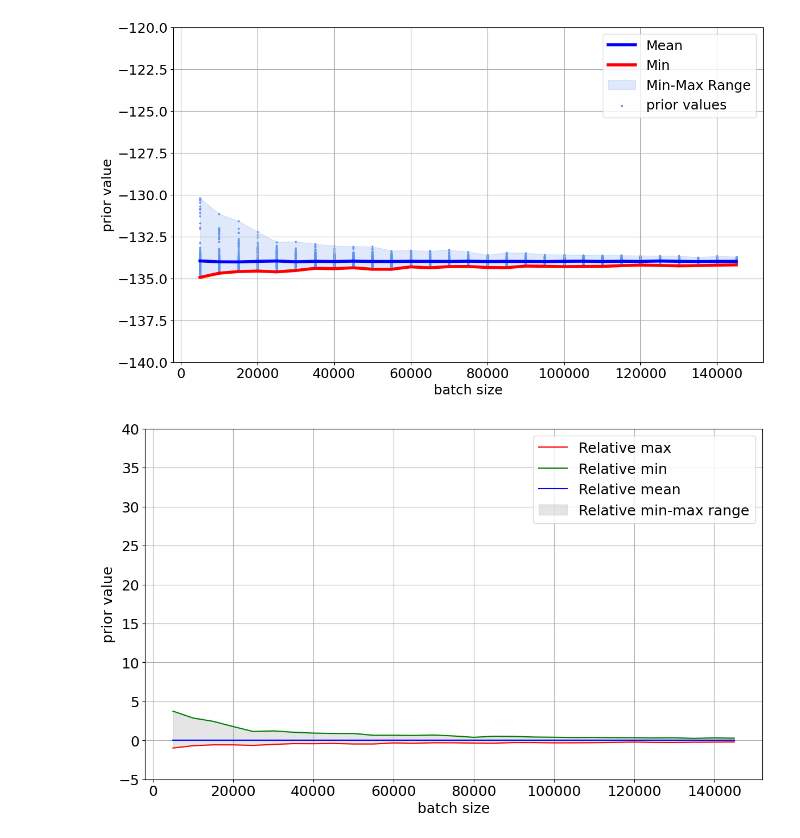
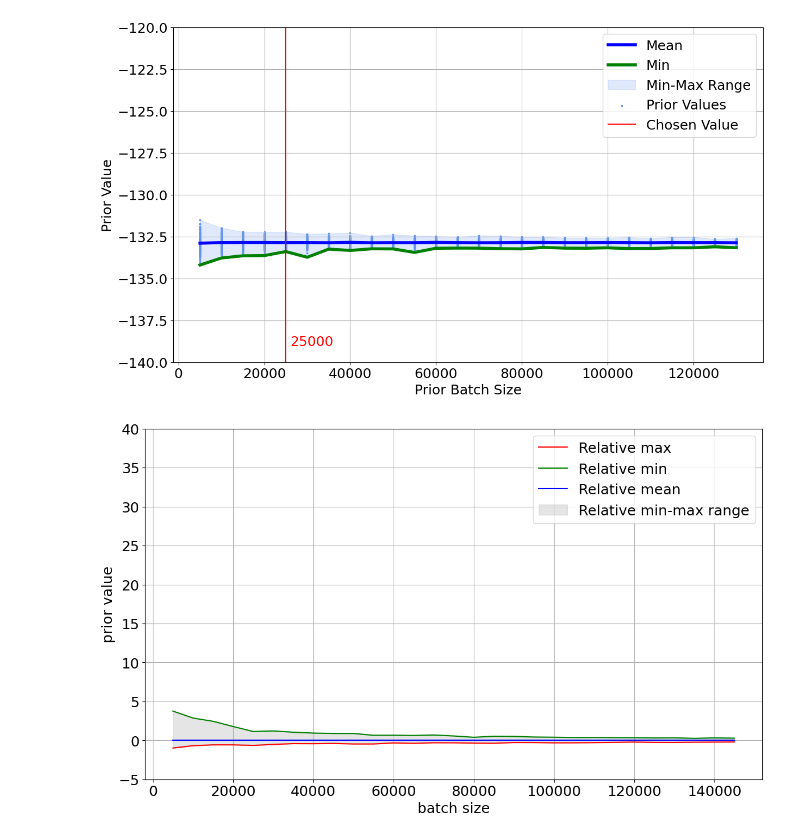
Before and after one commit to PaulBuechler-git/nf-for-inv-problems, a Jupyter notebook: prior_variance_experiment_butterfly.ipynb, the cells around one changed output. Saved outputs shown, nothing was run; the diff lists cells and outputs as text; code cells hidden in the pictures.

```diff
--- a/prior_variance_experiment_butterfly.ipynb
+++ b/prior_variance_experiment_butterfly.ipynb
@@ -8,9 +6,9 @@ from matplotlib import pyplot as plt
 # %%
 # test image:
-#params_path = 'results/prior_variance_experiment/custom_material_prior/version_3/params.json'
+version = 1
 # train image:
-version = 4
-params_path = f'results/prior_variance_experiment/custom_material_prior/version_{version}/params.json'
+#version = 2
+params_path = f'results/prior_variance_experiment/custom_butterfly_prior/version_{version}/params.json'
 # %%
 with open(params_path, 'r') as fp:
         params_dict = json.load(fp)
@@ -30,24 +28,26 @@ connection.commit()
 # %%
 cursor.execute("SELECT * from variance_data")
 means, mins, maxes, steps = zip(*cursor.fetchall())
 cursor.execute("SELECT * from scatter_data")
 scatter_steps, scatter_values = zip(*cursor.fetchall())
 plt.rcParams.update({'font.size' : 18})
 plt.figure(figsize=(14, 8))
 plt.plot(steps, means, label='Mean', linestyle='-', linewidth=4, color='blue')
-plt.plot(steps, mins, label='Min', linestyle='-', linewidth=4, color='red')
+plt.plot(steps, mins, label='Min', linestyle='-', linewidth=4, color='green')
 plt.fill_between(steps, mins, maxes, color='cornflowerblue', alpha=0.2, label='Min-Max Range')
-plt.scatter(scatter_steps, scatter_values, color='cornflowerblue', marker='o', s=3, label='prior values')
+plt.scatter(scatter_steps, scatter_values, color='cornflowerblue', marker='o', s=3, label='Prior Values')
+plt.axvline(25000, label='Chosen Value', color='red')
+plt.text(26000, -139, '25000', color='red')
 ax = plt.gca()
 ax.set_ylim([-140, -120])
-plt.xlabel('batch size')
-plt.ylabel('prior value')
+plt.xlabel('Prior Batch Size')
+plt.ylabel('Prior Value')
 #plt.title('Prior value behavior for increasing batch sizes')
 plt.legend()
 plt.grid(True)
 plt.show()
 # %% [output]
-[figure, old version]
+[figure, new version]
 # %%
 cursor.execute('SELECT (AVG(prior_val)-AVG(prior_val)) as mean, (MIN(prior_val)-AVG(prior_val)) as min, (MAX(prior_val)-AVG(prior_val)) as max, prior_samples from prior_variance_experiment group by prior_samples')
 norm_mean, norm_mins, norm_maxes, batch_size = zip(*cursor.fetchall())
```
Also changed, not shown: parts of 2 cells of this notebook, 8 other files.
